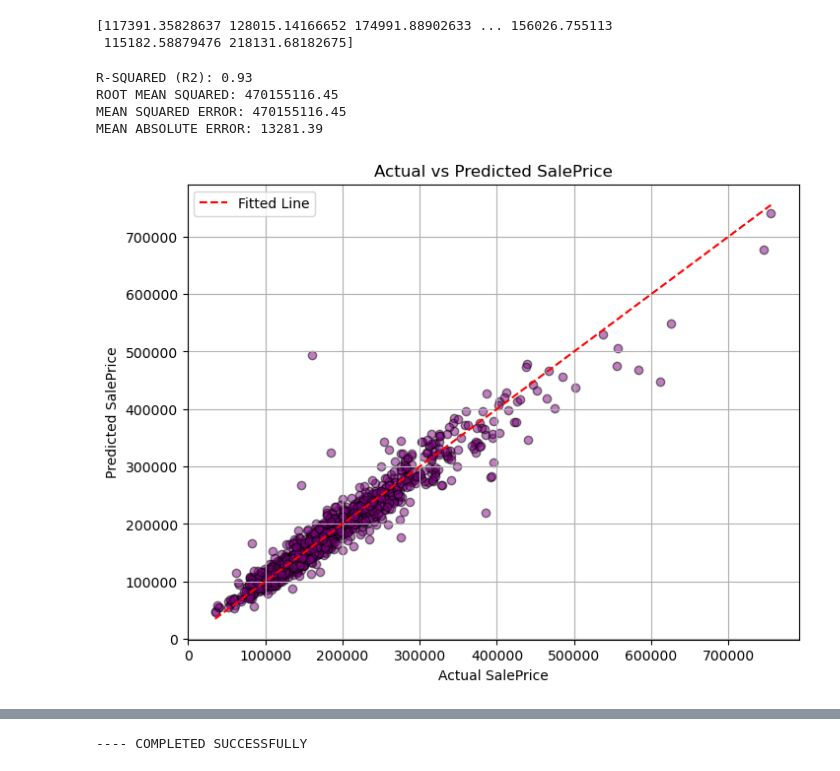
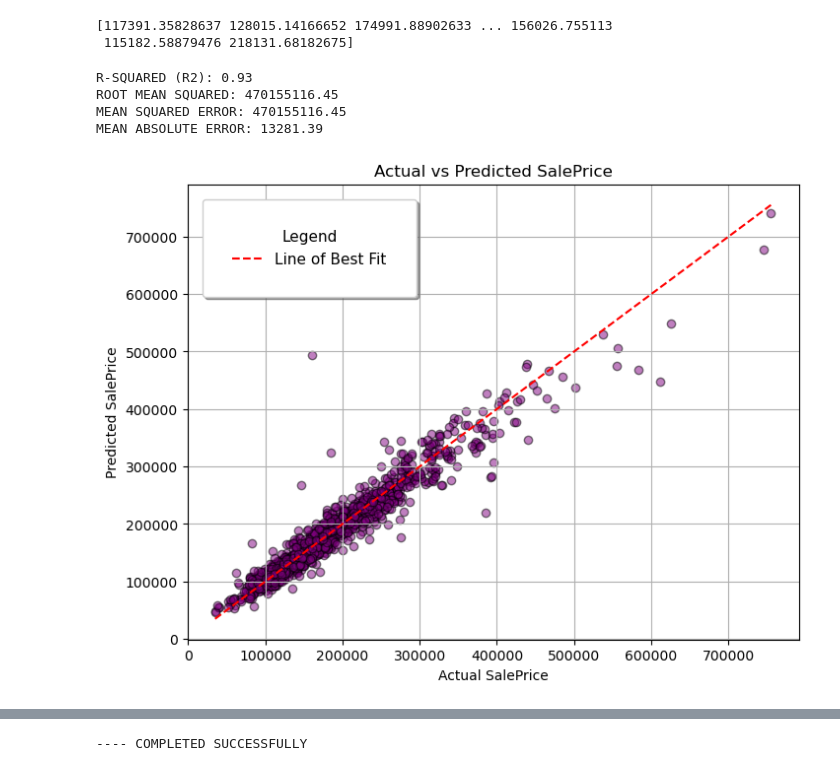
Before and after one commit to KailieField/comp3122_assignment3, a Jupyter notebook: assignment3.ipynb, the cells around one changed output, grey strips where cells are left out. Saved outputs shown, nothing was run; the diff lists cells and outputs as text; code cells hidden in the pictures.

```diff
--- a/assignment3.ipynb
+++ b/assignment3.ipynb
@@ -155,13 +180,29 @@ SalePrice      $79,442.50 <------ TARGET VARIABLE: STD
 ------------------------------------------------------------------
 # %%
 #---- HANDLE MISSING VALUES FOR CATEGORY FEATURES
-category_features_train = house_train.select_dtypes(exclude=['number']).columns
-category_features_test = house_test.select_dtypes(exclude=['number']).columns
+#---- After isolating the numerical columns in both training and testing datasets we fill their missing values with most common value (mode) of that column.
+#---- This replaces and missing values with the most frequent ones within their respective category, this ensures consistency while remaining unbiased.
+train_category_features = house_train.select_dtypes(exclude=['number']).columns
+test_category_features = house_test.select_dtypes(exclude=['number']).columns
 
 #---- fill missing values for category features with the mode
-house_train[category_features_train] = house_train[category_features_train].fillna(house_train[category_features_train].mode().iloc[0])
-house_test[category_features_test] = house_test[category_features_test].fillna(house_train[category_features_train].mode().iloc[0])
+house_train[train_category_features] = house_train[train_category_features].fillna(house_train[train_category_features].mode().iloc[0])
+house_test[test_category_features] = house_test[test_category_features].fillna(house_train[test_category_features].mode().iloc[0])
 
-#---- VISUALIZE
-print(house_train[category_features_train].describe())
+#---- VISUALIZE TRAINING DATA SUMMERY FOR CATEGORICAL FEATURES
+print("-------------------- TRAINING DATA [CATEGORICAL FEATURES] ---------------")
+train_summary = house_train[train_category_features].describe()
+print(train_summary)
+print("-------------------------------------------------------------------------")
+#---- Adding comments to highlight potential issues among features, potential class imbalances or mismatch between datasets.
+print("COMMENTS: ")
+print(" ----- `UTILITIES` has 2 unique values <------ may not give significant model values")
+print(" ----- `MSZoning` dominated by `RL` (1151) <------ CLASS IMBALANCE INDICATED")
+print("-------------------- TEST DATA [CATEGORICAL FEATURES]---------------")
+test_summary = house_test[test_category_features].describe()
+print(test_summary)
+print("-------------------------------------------------------------------------")
+print("COMMENTS: ")
+print(" ----- `UTILITIES` has 1 unique value (`AllPub`) <------ consider dropping")
+print(" ----- Count differences in `freq`, `MSZoning` and `Street` between training and test data.")
 # %% [output]
@@ -229,41 +283,47 @@ print(predictions)
  115182.58879476 218131.68182675]
 # %%
 #---- STEP 6: EVALUATING MODEL
+#---- To check the performance before we make predictions on unseen data
+#---- Using regression metrics to refine accuracy within said performance
 
 #---- Prediction on Training Data
 log_y_train_pred = model.predict(X_train)
-y_train_pred = np.exp(log_y_train_pred)
+y_train_pred = np.exp(log_y_train_pred) #<-- by reversing we ensure predictions match original data for evaluation purposes
 
 #---- REGRESSION METRICS
+# -- measures how much variance within the target variable can be explained by features (closer to 1 is a good fit)
 r2 = r2_score(house_train['SalePrice'], y_train_pred)
+#-- 'penalizes' larger errors (less is more)
 mean_squared = mean_squared_error(house_train['SalePrice'], y_train_pred)
+#-- average of all absolute errors (less sensitive to outliers)
 mean_absolute = mean_absolute_error(house_train['SalePrice'], y_train_pred)
+#-- combines MSE and interpretability (same u as target)
 root_mean_squared = np.sqrt(mean_squared_error(house_train['SalePrice'], y_train_pred))
 
 #---- VISUALIZING METRICS
 print(f"R-SQUARED (R2): {r2:.2f}")
 print(f"ROOT MEAN SQUARED: {mean_squared:.2f}")
 print(f"MEAN SQUARED ERROR: {mean_squared:.2f}")
 print(f"MEAN ABSOLUTE ERROR: {mean_absolute:.2f}")
 
 #---- VISUALIZING ACTUAL VS. PREDICTED SALE PRICE
 plt.figure(figsize=(8,6))
 plt.scatter(house_train['SalePrice'], y_train_pred, alpha=0.5, color='purple', edgecolor='black')
 plt.plot([house_train['SalePrice'].min(), house_train['SalePrice'].max()],
          [house_train['SalePrice'].min(), house_train['SalePrice'].max()],
-         color='red', linestyle='--', label='Fitted Line')
+         color='red', linestyle='--', label='Line of Best Fit')
 plt.title('Actual vs Predicted SalePrice')
 plt.xlabel('Actual SalePrice')
 plt.ylabel('Predicted SalePrice')
-plt.legend()
+plt.legend(loc='upper left', fontsize=11, title='Legend', title_fontsize=11, frameon=True, shadow=True, borderpad=2, borderaxespad=1)
 plt.grid(True)
 plt.show()
 # %% [output]
 R-SQUARED (R2): 0.93
 ROOT MEAN SQUARED: 470155116.45
 MEAN SQUARED ERROR: 470155116.45
 MEAN ABSOLUTE ERROR: 13281.39
-[figure, old version]
+[figure, new version]
 # %%
 #---- FURTHER VISUALIZATIONS
 plt.figure(figsize=(8,6))
```
Also changed, not shown: parts of 10 cells of this notebook.
